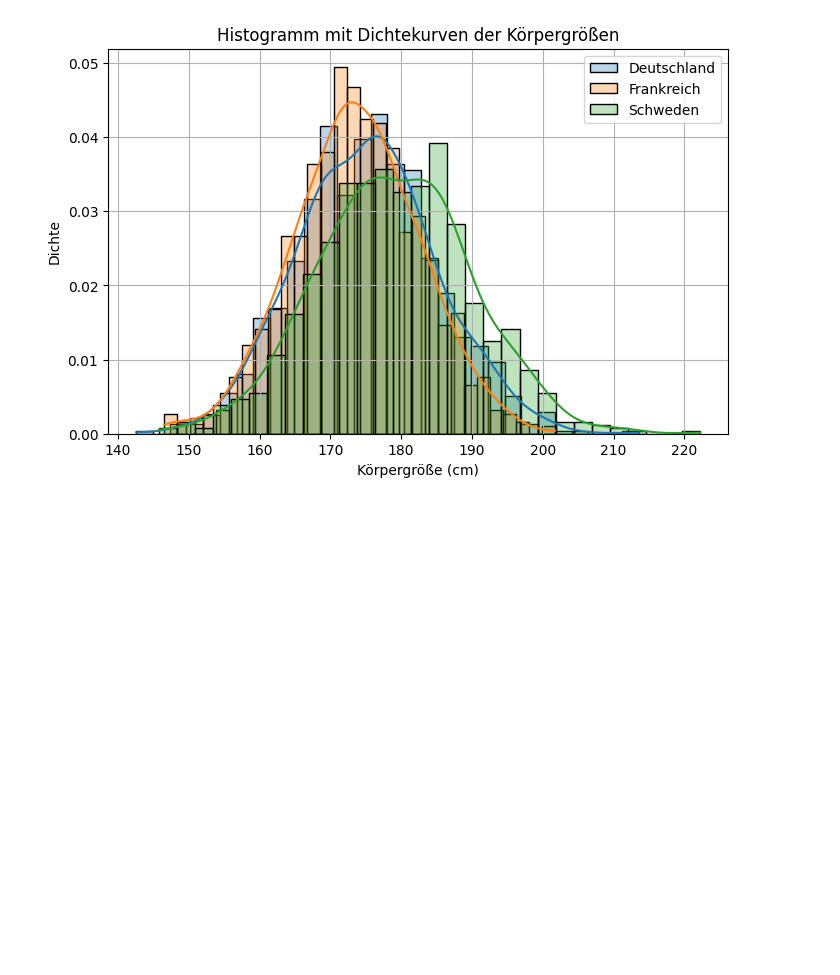
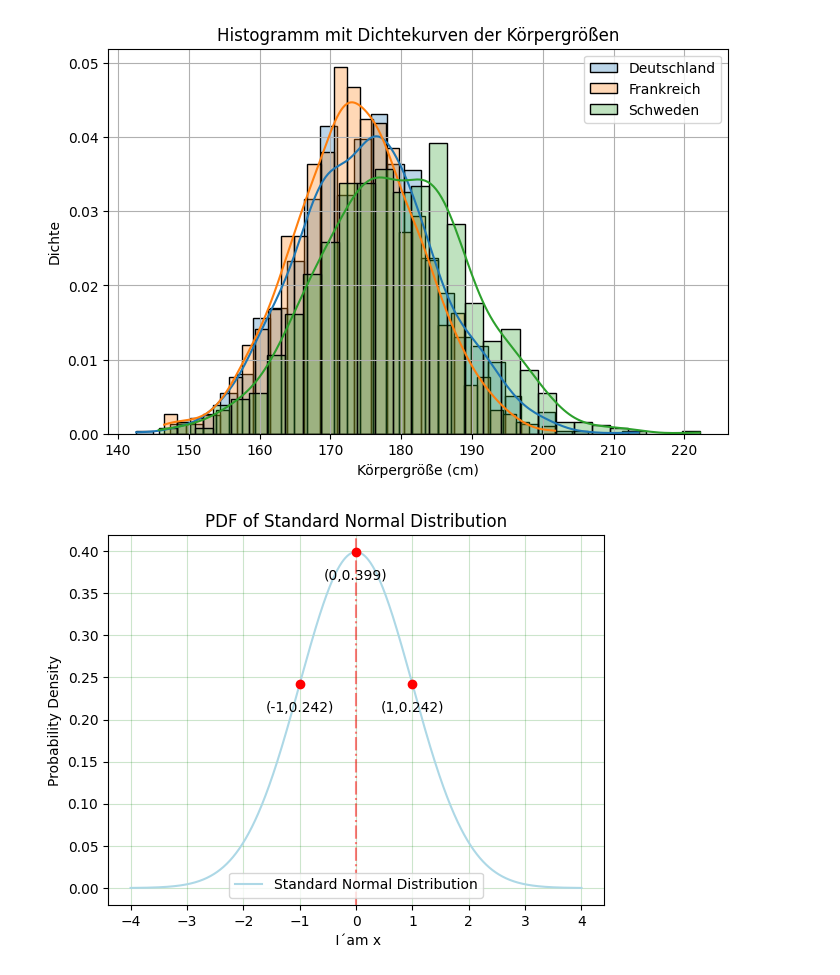
Before and after one commit to KonstantinData/Data-Science-Track, a Jupyter notebook: data-science-track/01-mathematical-foundations/my_notebooks/probability_in_python.ipynb, the cells around one changed output. Cells and saved outputs as stored; diff of their text form; code cells hidden in the pictures; blank space fills up the shorter version.

```diff
--- a/data-science-track/01-mathematical-foundations/my_notebooks/probability_in_python.ipynb
+++ b/data-science-track/01-mathematical-foundations/my_notebooks/probability_in_python.ipynb
@@ -1223,3 +1223,35 @@ Passing `palette` without assigning `hue` is deprecated and will be removed in v
 [figure]
 [figure]
 [figure]
+# %%
+import numpy as np
+from scipy.stats import norm
+import matplotlib.pyplot as plt
+import seaborn as sns
+
+x = np.linspace(-4,4,1000)
+y = norm.pdf(x, loc=0, scale=1)
+plt.plot(x,y, label = "Standard Normal Distribution", color = "lightblue")
+
+x_values = [-1,0,1]
+y_values = norm.pdf(x_values, loc=0, scale=1)
+plt.scatter(x_values, y_values, color='red', zorder=3)
+
+for i in range(len(x_values)):
+    plt.annotate(f"({x_values[i]},{y_values[i]:.3f})",
+                 (x_values[i], y_values[i]),
+                 textcoords= 'offset points',
+                 xytext=(0,-20),
+                 ha='center')
+
+
+# Labels and title
+plt.xlabel(" I´am x")
+plt.ylabel("Probability Density")
+plt.title("PDF of Standard Normal Distribution")
+plt.axvline(0, color='red', linestyle='dashdot', alpha=0.5)
+plt.legend()
+plt.grid(True, color ='green', alpha= 0.2)
+plt.show()
+# %% [output]
+[figure, added]
```
Also changed, not shown: 3 other files.
